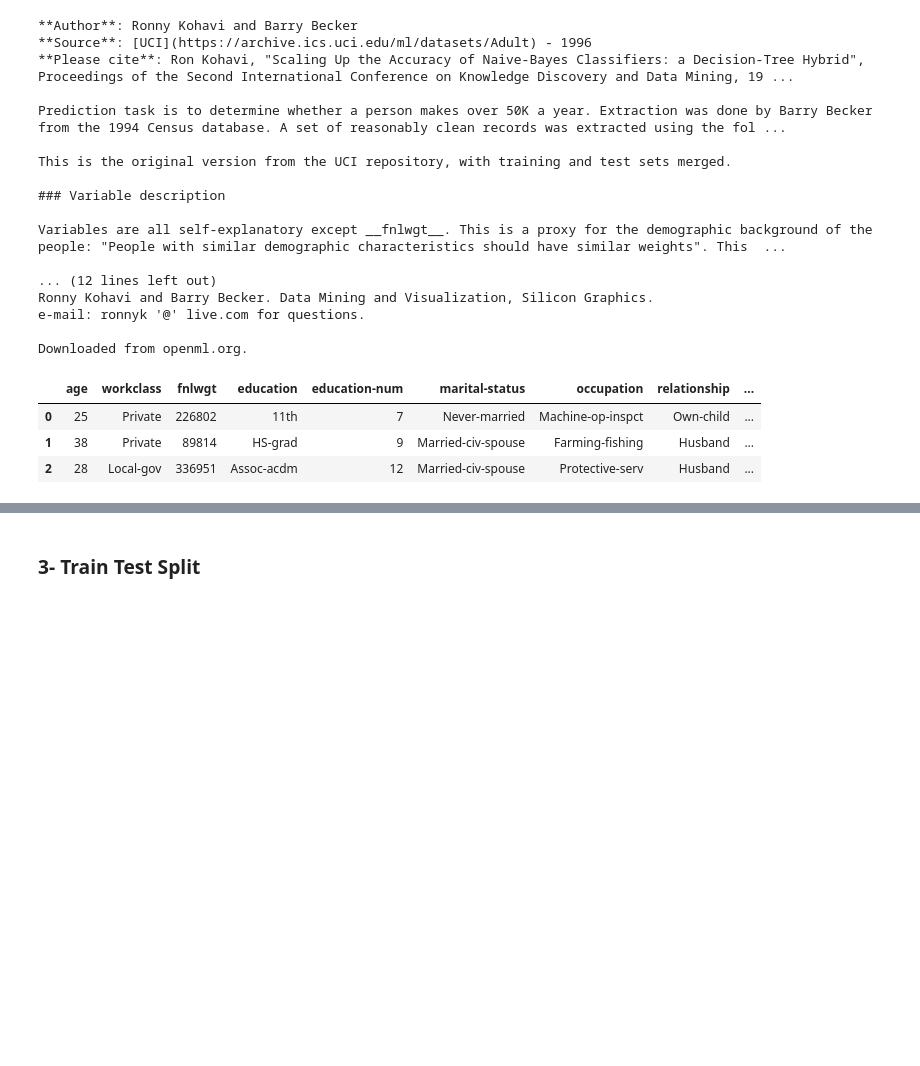
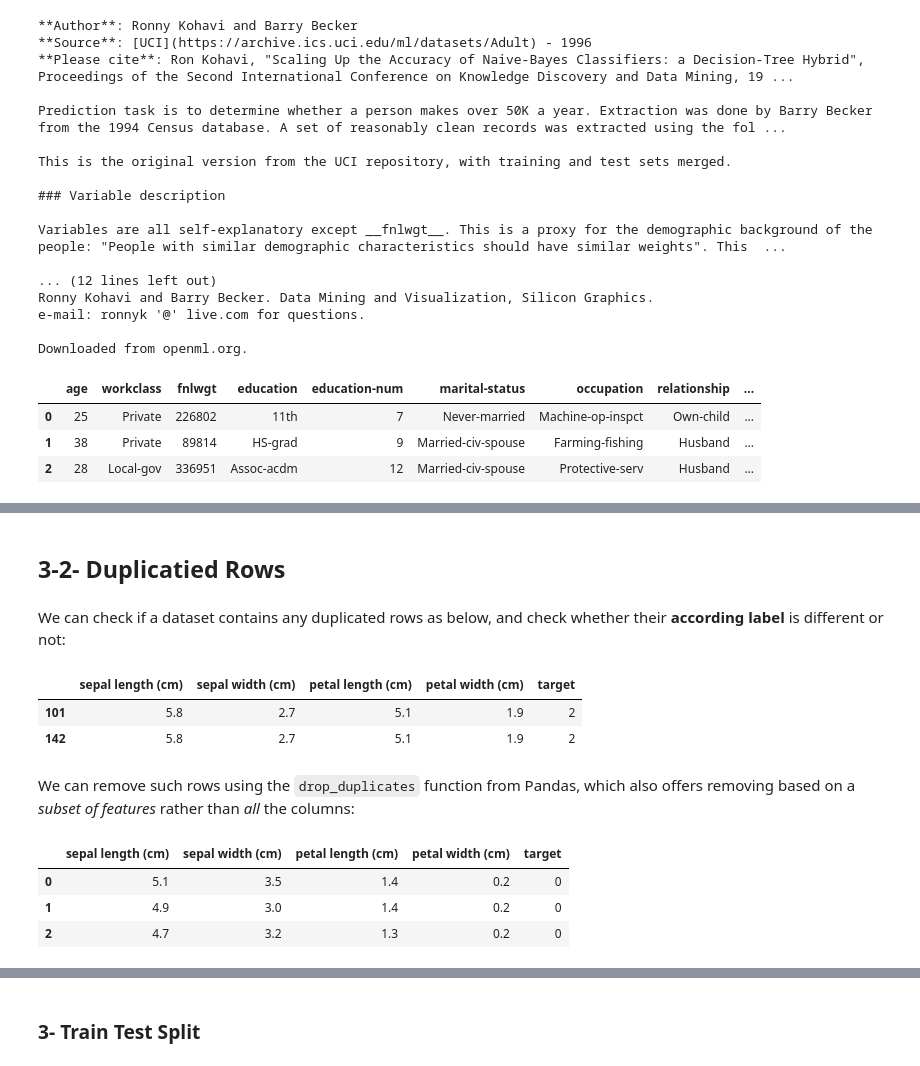
Before and after one commit to tabaraei/Data-Science-Toolkit, a Jupyter notebook: Scikit-Learn.ipynb, the cells around one changed output, grey strips where cells are left out. Drawn from its saved outputs; the diff is of its cells as text; code cells hidden in the pictures; blank space fills up the shorter version.

```diff
--- a/Scikit-Learn.ipynb
+++ b/Scikit-Learn.ipynb
@@ -298,0 +296,27 @@ reg_cols_with_missing, cls_cols_with_missing
+# %% [markdown]
+## 3-2- Duplicatied Rows
+# %% [markdown]
+We can check if a dataset contains any duplicated rows as below, and check whether their **according label** is different or not:
+# %%
+from sklearn.datasets import load_iris
+
+X, y = load_iris(return_X_y=True, as_frame=True)
+duplications_df = X[X.duplicated(keep=False)]
+duplications_df.join(y)
+# %% [output]
+|  | sepal length (cm) | sepal width (cm) | petal length (cm) | petal width (cm) | target |
+| 101 | 5.8 | 2.7 | 5.1 | 1.9 | 2 |
+| 142 | 5.8 | 2.7 | 5.1 | 1.9 | 2 |
+# %% [markdown]
+We can remove such rows using the `drop_duplicates` function from Pandas, which also offers removing based on a _subset of features_ rather than _all_ the columns:
+# %%
+from sklearn.datasets import load_iris
+
+train_df = load_iris(as_frame=True).frame
+train_df.drop_duplicates(inplace=True)
+train_df.head(3)
+# %% [output]
+|  | sepal length (cm) | sepal width (cm) | petal length (cm) | petal width (cm) | target |
+| 0 | 5.1 | 3.5 | 1.4 | 0.2 | 0 |
+| 1 | 4.9 | 3.0 | 1.4 | 0.2 | 0 |
+| 2 | 4.7 | 3.2 | 1.3 | 0.2 | 0 |
```
Also changed, not shown: parts of 26 cells of this notebook.
